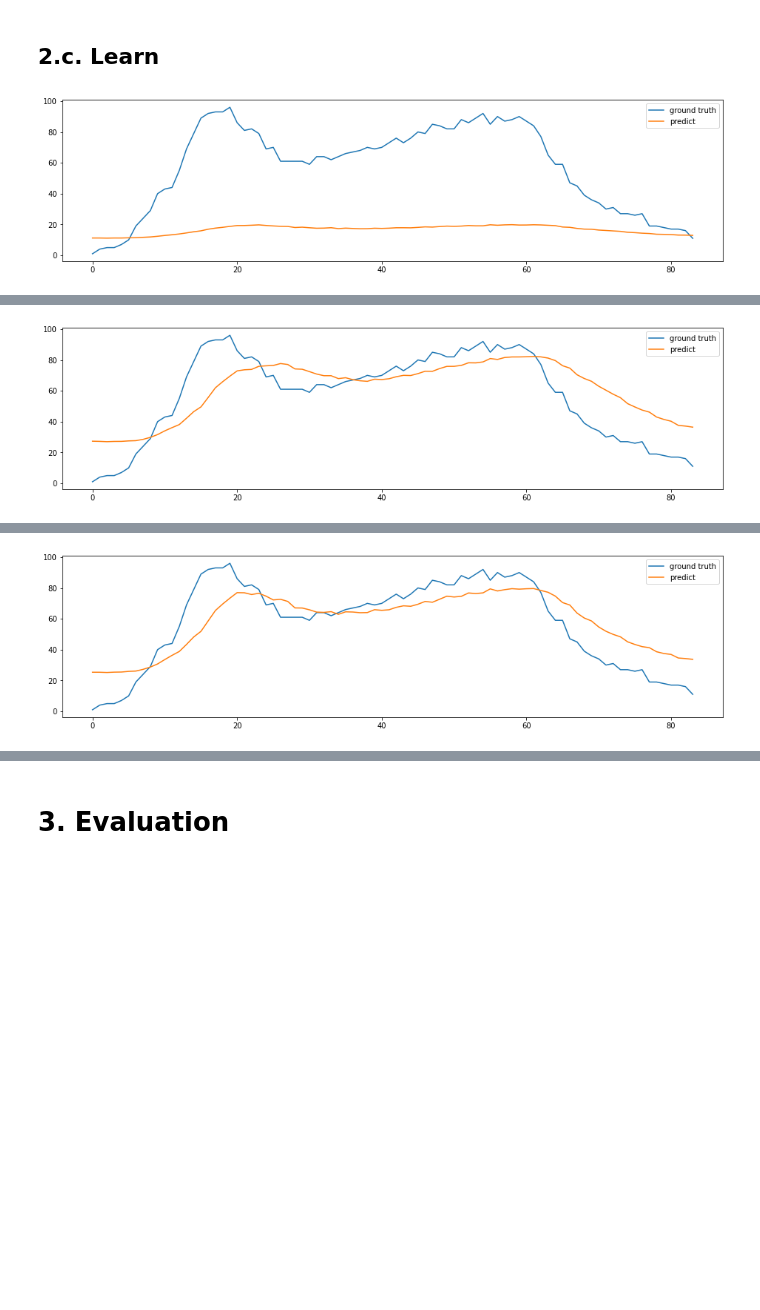
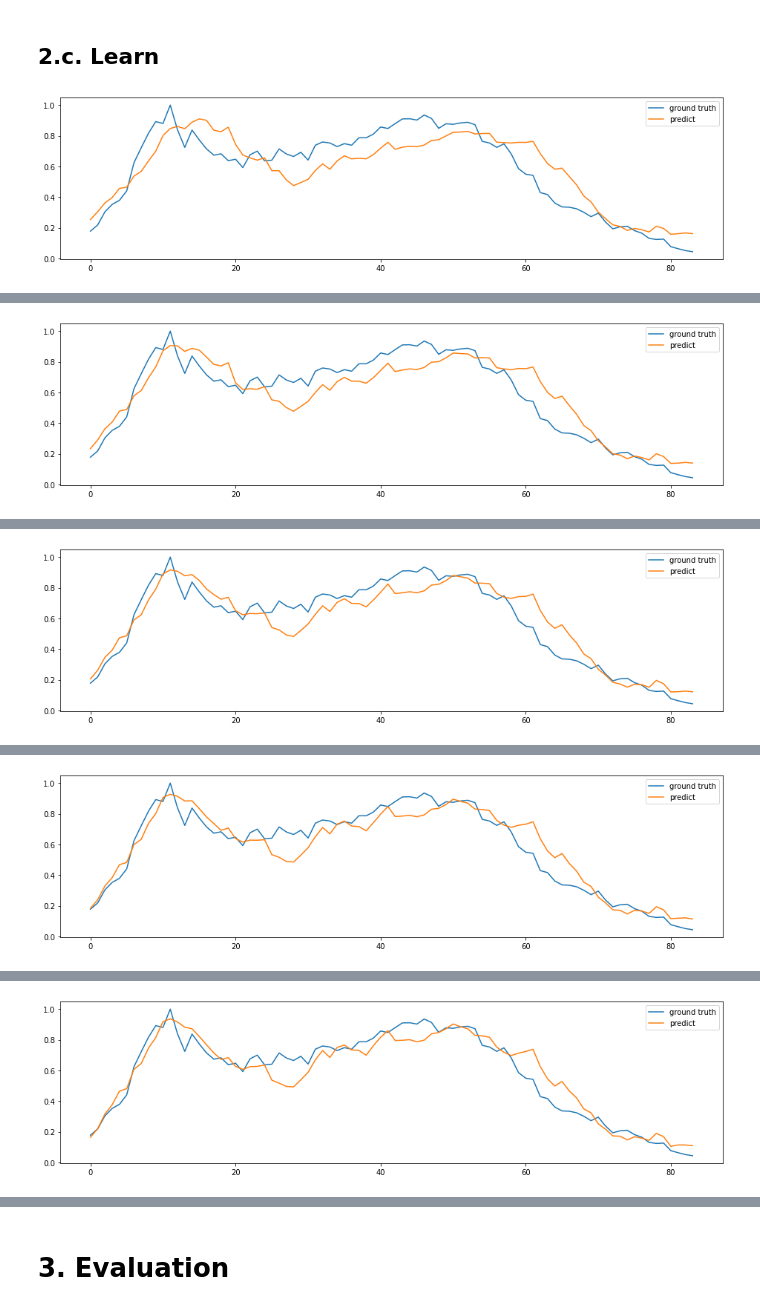
Before and after one commit to khzhang2/BDA_traffic, a Jupyter notebook: base_regression.ipynb, the cells around one changed output, grey strips where cells are left out. Saved outputs shown, nothing was run; the diff lists cells and outputs as text; code cells hidden in the pictures; blank space fills up the shorter version.

```diff
--- a/base_regression.ipynb
+++ b/base_regression.ipynb
@@ -36,7 +37,7 @@ for i in range(Xs.shape[1]):
 # %% [markdown]
 ## 1.d. Hyperparameters
 # %%
-label_seq_len = 3
+label_seq_len = 8
 # batch_size = full batch
 seq_len = 12
 reduced_dim = 4
@@ -65,8 +66,10 @@ hyper
 ## 1.e. Apply BDA and get $Xs_{new}$, $Xt_{new}$
 # %%
 # [sample size, seq_len, inp_dim (dets)], [sample size, label_seq_len, inp_dim (dets)]
-Xs_3d, Ys_3d = bda_utils.sliding_window(Xs, Xs, seq_len, 1)
-Xt_3d, Yt_3d = bda_utils.sliding_window(Xt, Xt, seq_len, 1)
+Xs_3d, Ys_3d = bda_utils.sliding_window(Xs, Xs, seq_len, label_seq_len)
+Xt_3d, Yt_3d = bda_utils.sliding_window(Xt, Xt, seq_len, label_seq_len)
+# Ys_3d = Ys_3d[:, label_seq_len-1:, :]
+# Yt_3d = Yt_3d[:, label_seq_len-1:, :]
 print(Xs_3d.shape)
 print(Ys_3d.shape)
 print(Xt_3d.shape)
@@ -186,7 +189,7 @@ torch.Size([384, 1, 1])
 # %%
 # build model
 device = torch.device("cuda" if torch.cuda.is_available() else "cpu")
-net = traff_net_reg(1, label_dim, seq_len).to(device)
+net = traff_net_reg(1, label_dim, seq_len, label_seq_len).to(device)
 criterion = nn.MSELoss()
 #scheduler =  torch.optim.lr_scheduler.StepLR(optimizer, 0.7)
 train_loss_set = []
@@ -199,38 +202,38 @@ optimizer = torch.optim.Adam(net.parameters())
 # train
 net.train()
 
-epochs = 101
+epochs = 201
 
 for e in range(epochs):
     for i in range(len(train_loader)):
         try:
             data, label = train_iter.next()
         except:
             train_iter = iter(train_loader)
             data, label = train_iter.next()
 #         ipdb.set_trace()
         out = net(data)
-        loss = criterion(out*100, bda_utils.get_class(label[:, 0, 0]).reshape(-1, 1) )  # label.shape=[batch, 1, num_dets]
+        loss = criterion(out, label)  # label.shape=[batch, 1, num_dets]
 
         optimizer.zero_grad()
         loss.backward()
         optimizer.step()
 
         val_out = net(Xt_valid_3d)
-        val_loss = criterion(val_out*100, bda_utils.get_class(Yt_valid_3d[:, 0, 0]).reshape(-1, 1) )
+        val_loss = criterion(val_out, Yt_valid_3d)
 
         val_loss_set.append(val_loss.cpu().detach().numpy())
         train_loss_set.append(loss.cpu().detach().numpy())
 
     if e%50==0:
 #         ipdb.set_trace()
         fig = plt.figure(figsize=[16,4])
         ax1 = fig.add_subplot(111)
-        ax1.plot(bda_utils.get_class(label)[:, 0, det].cpu().detach().numpy(), label='ground truth')
-        ax1.plot(100*out.cpu().detach().numpy(), label='predict')
+        ax1.plot(label[:, label_seq_len-1, det].cpu().detach().numpy(), label='ground truth')
+        ax1.plot(out[:, label_seq_len-1, det].cpu().detach().numpy(), label='predict')
         ax1.legend()
         plt.show()
         print('Epoch No. %i success, loss: %.5f, val loss: %.5f'\
               %(e, loss.cpu().detach().numpy(), val_loss.cpu().detach().numpy() ))
 # %% [output]
-[figure, old version]
+[figure, new version]
@@ -238 +241 @@ Epoch No. 0 success, loss: 2320.05396, val loss: 2037.41895
-[figure, old version]
+[figure, new version]
@@ -240 +243 @@ Epoch No. 50 success, loss: 315.36823, val loss: 333.57480
-[figure, old version]
+[figure, new version]
@@ -241,0 +245 @@ Epoch No. 100 success, loss: 229.58228, val loss: 254.96140
+[figure, added]
@@ -241,0 +247 @@ Epoch No. 100 success, loss: 229.58228, val loss: 254.96140
+[figure, added]
```
Also changed, not shown: parts of 12 cells of this notebook, 1 other file.
